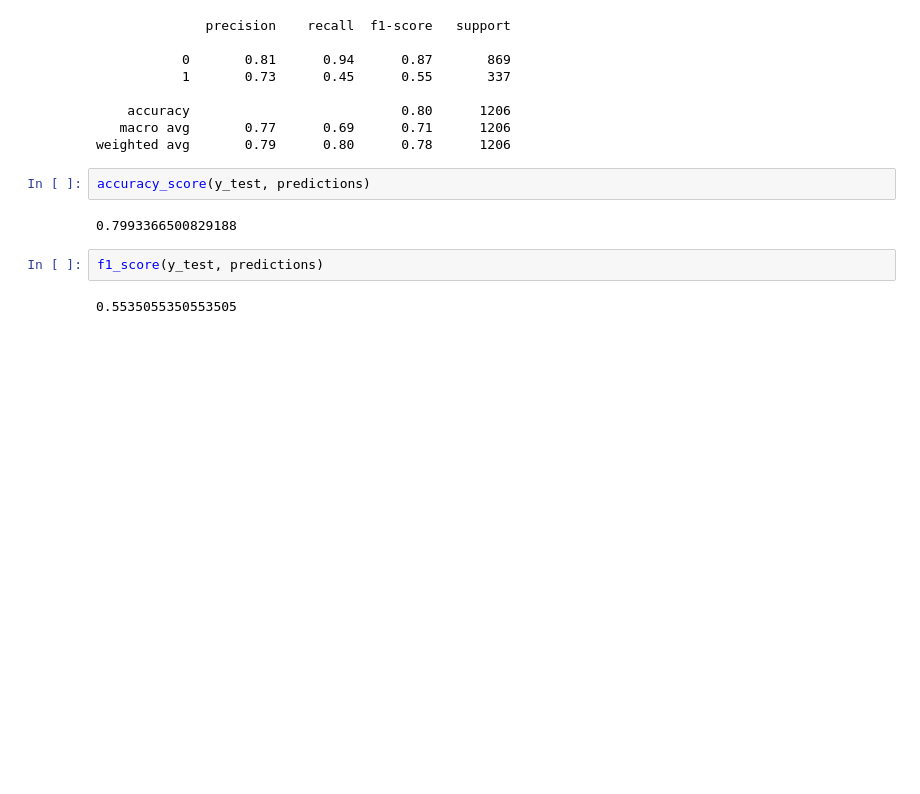
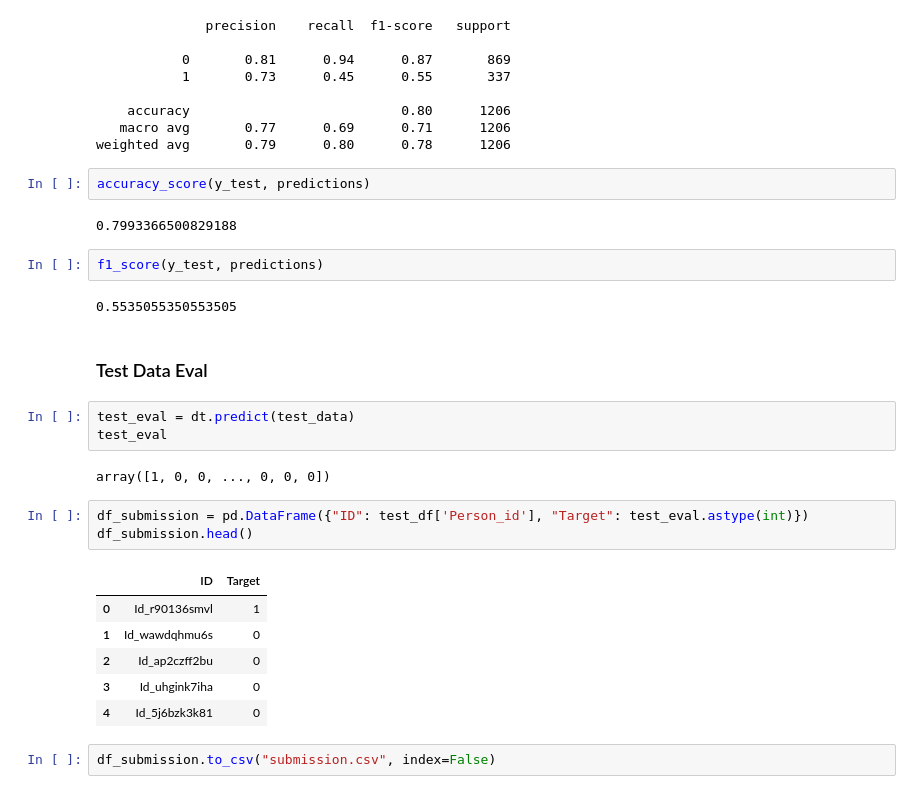
Before and after one commit to kibambe-0167/zindi-piyipc, a Jupyter notebook: app1.ipynb, the cells around one changed output. Cells and saved outputs as stored; diff of their text form; blank space fills up the shorter version.

```diff
--- a/app1.ipynb
+++ b/app1.ipynb
@@ -219,3 +229,22 @@ accuracy_score(y_test, predictions)
 f1_score(y_test, predictions)
 # %% [output]
 0.5535055350553505
+# %% [markdown]
+### Test Data Eval
+# %%
+test_eval = dt.predict(test_data)
+test_eval
+# %% [output]
+array([1, 0, 0, ..., 0, 0, 0])
+# %%
+df_submission = pd.DataFrame({"ID": test_df['Person_id'], "Target": test_eval.astype(int)})
+df_submission.head()
+# %% [output]
+|  | ID | Target |
+| 0 | Id_r90136smvl | 1 |
+| 1 | Id_wawdqhmu6s | 0 |
+| 2 | Id_ap2czff2bu | 0 |
+| 3 | Id_uhgink7iha | 0 |
+| 4 | Id_5j6bzk3k81 | 0 |
+# %%
+df_submission.to_csv("submission.csv", index=False)
```
Also changed, not shown: parts of 5 cells of this notebook, 1 other file.
